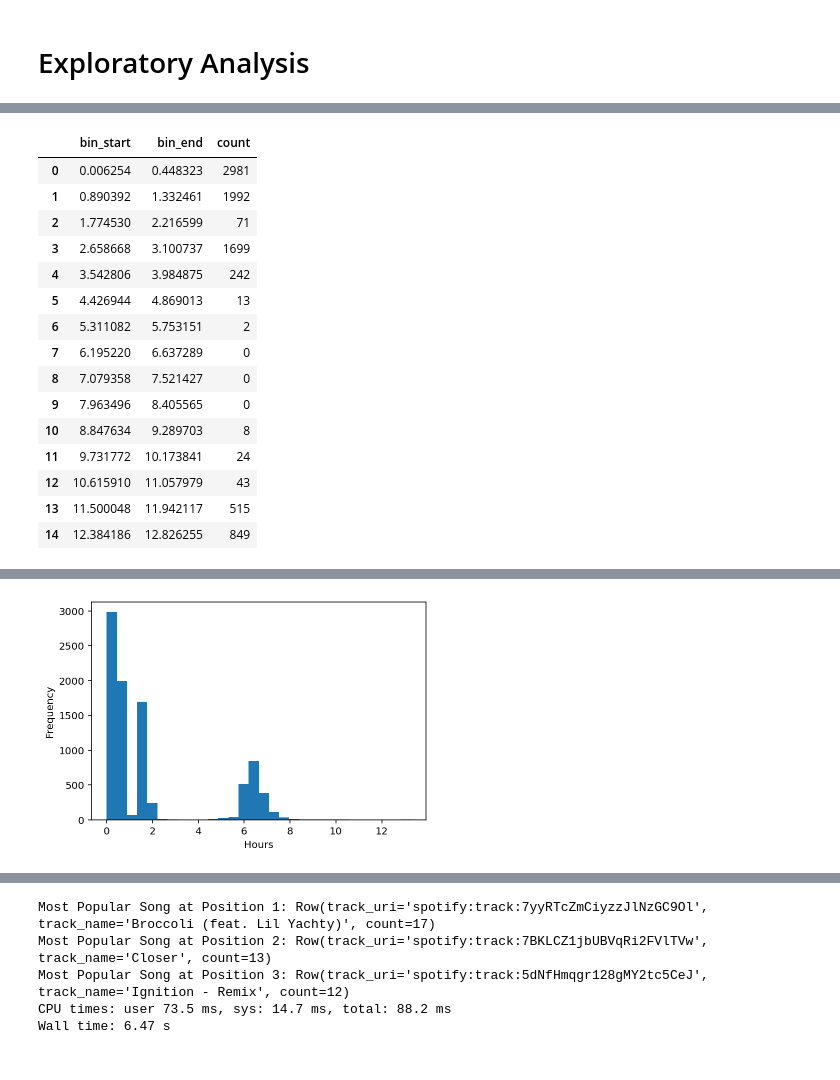
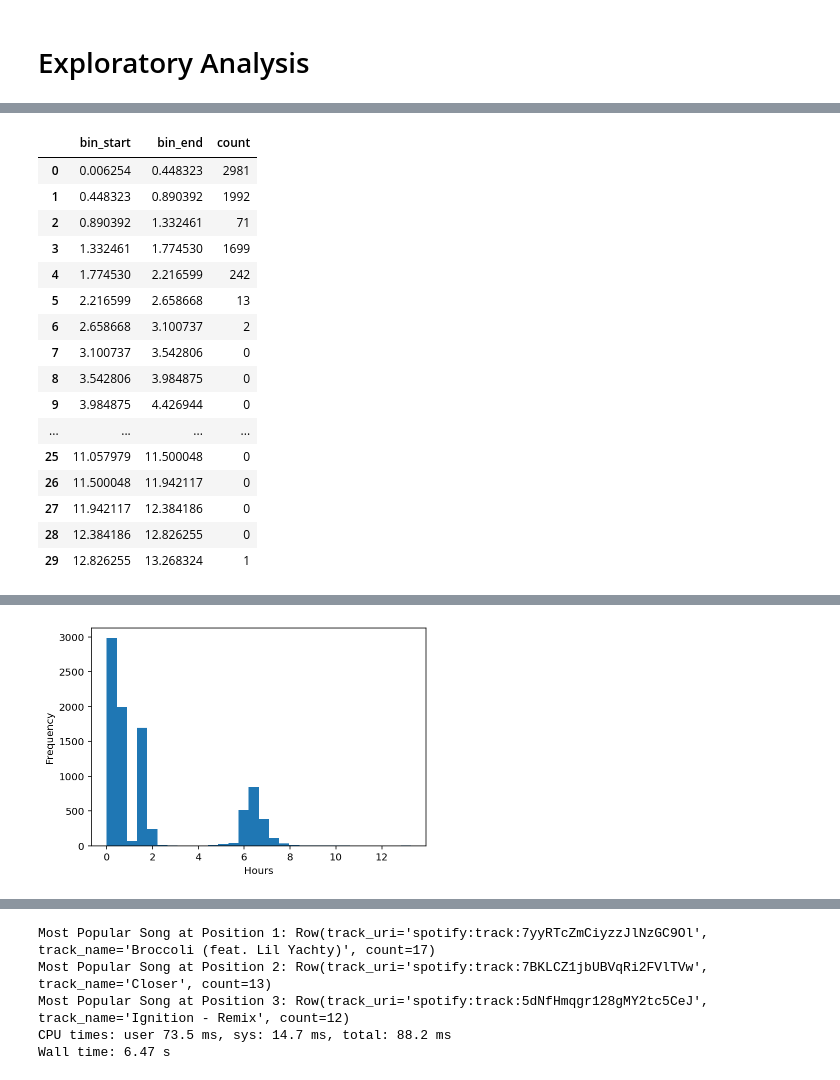
Before and after one commit to data-engineering-project-spotify/dep-spotify-analysis, a Jupyter notebook: Project_Notebook_Final_Challenge.ipynb, the cells around one changed output, grey strips where cells are left out. Saved outputs shown, nothing was run; the diff lists cells and outputs as text; code cells hidden in the pictures.

```diff
--- a/Project_Notebook_Final_Challenge.ipynb
+++ b/Project_Notebook_Final_Challenge.ipynb
@@ -242,42 +249,43 @@ Wall time: 2.59 s
 # %%
 %%time
 # Playlist duration histogram
 def plot_histogram(bins, counts):
   bins = [bin / 1000 / 60 / 60 for bin in bins]
   plt.hist(bins[:-1], bins=bins, weights=counts)
   plt.xlabel('Hours')
   plt.ylabel('Frequency')
 
 def histogram_table(bins, counts):
-  table = zip(bins[::2], bins[1::2], counts)
+  table = zip(bins, bins[1:], counts)
   table = list(table)
   df = pd.DataFrame(table, columns=['bin_start', 'bin_end', 'count'])
   df[['bin_start', 'bin_end']] = df[['bin_start', 'bin_end']].applymap(lambda x: x / 1000 / 60 / 60)
   return df
 
 playlist_durations_hist = (
   playlist_durations
     .select('playlist_duration')
     .rdd
     .map(lambda x: x.playlist_duration)
     .histogram(buckets=30)
 )
 display(histogram_table(*playlist_durations_hist))
 plot_histogram(*playlist_durations_hist)
 # %% [output]
 |  | bin_start | bin_end | count |
 | 0 | 0.006254 | 0.448323 | 2981 |
-| 1 | 0.890392 | 1.332461 | 1992 |
-| 2 | 1.774530 | 2.216599 | 71 |
-| 3 | 2.658668 | 3.100737 | 1699 |
-| 4 | 3.542806 | 3.984875 | 242 |
-| 5 | 4.426944 | 4.869013 | 13 |
-| 6 | 5.311082 | 5.753151 | 2 |
-| 7 | 6.195220 | 6.637289 | 0 |
-| 8 | 7.079358 | 7.521427 | 0 |
-| 9 | 7.963496 | 8.405565 | 0 |
-| 10 | 8.847634 | 9.289703 | 8 |
-| 11 | 9.731772 | 10.173841 | 24 |
-| 12 | 10.615910 | 11.057979 | 43 |
-| 13 | 11.500048 | 11.942117 | 515 |
-| 14 | 12.384186 | 12.826255 | 849 |
+| 1 | 0.448323 | 0.890392 | 1992 |
+| 2 | 0.890392 | 1.332461 | 71 |
+| 3 | 1.332461 | 1.774530 | 1699 |
+| 4 | 1.774530 | 2.216599 | 242 |
+| 5 | 2.216599 | 2.658668 | 13 |
+| 6 | 2.658668 | 3.100737 | 2 |
+| 7 | 3.100737 | 3.542806 | 0 |
+| 8 | 3.542806 | 3.984875 | 0 |
+| 9 | 3.984875 | 4.426944 | 0 |
+| ... | ... | ... | ... |
+| 25 | 11.057979 | 11.500048 | 0 |
+| 26 | 11.500048 | 11.942117 | 0 |
+| 27 | 11.942117 | 12.384186 | 0 |
+| 28 | 12.384186 | 12.826255 | 0 |
+| 29 | 12.826255 | 13.268324 | 1 |
```
Also changed, not shown: parts of 15 cells of this notebook, 1 other file.
